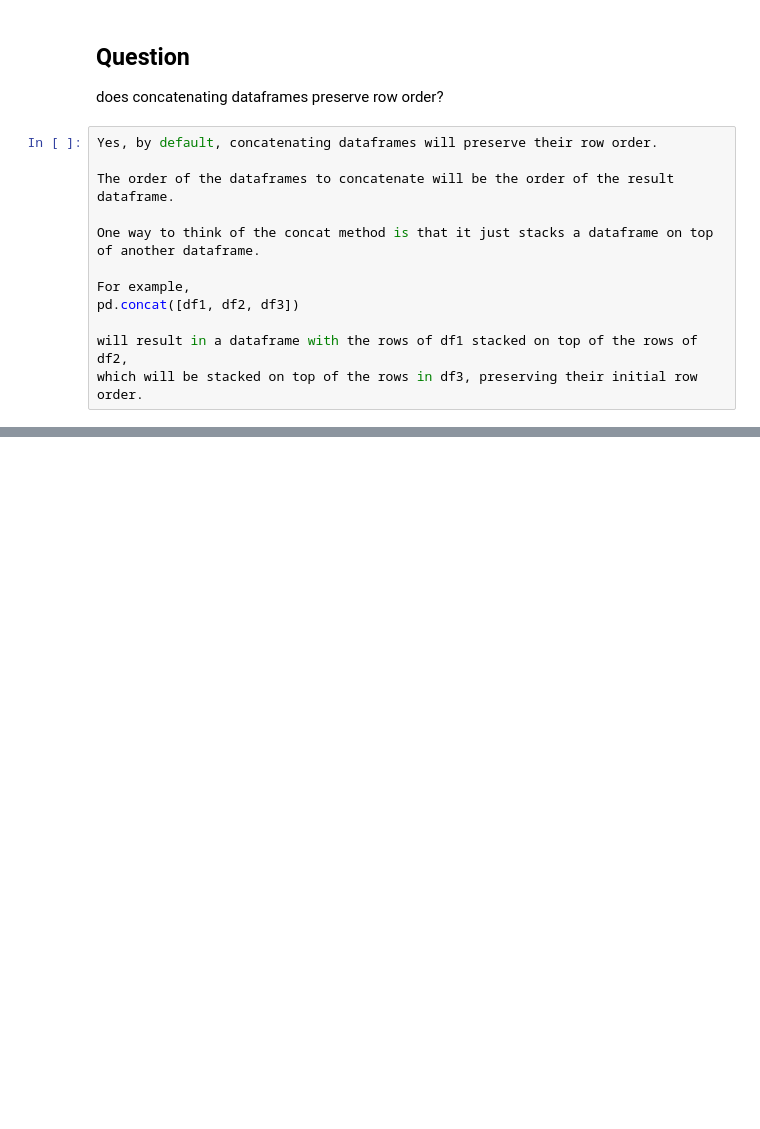
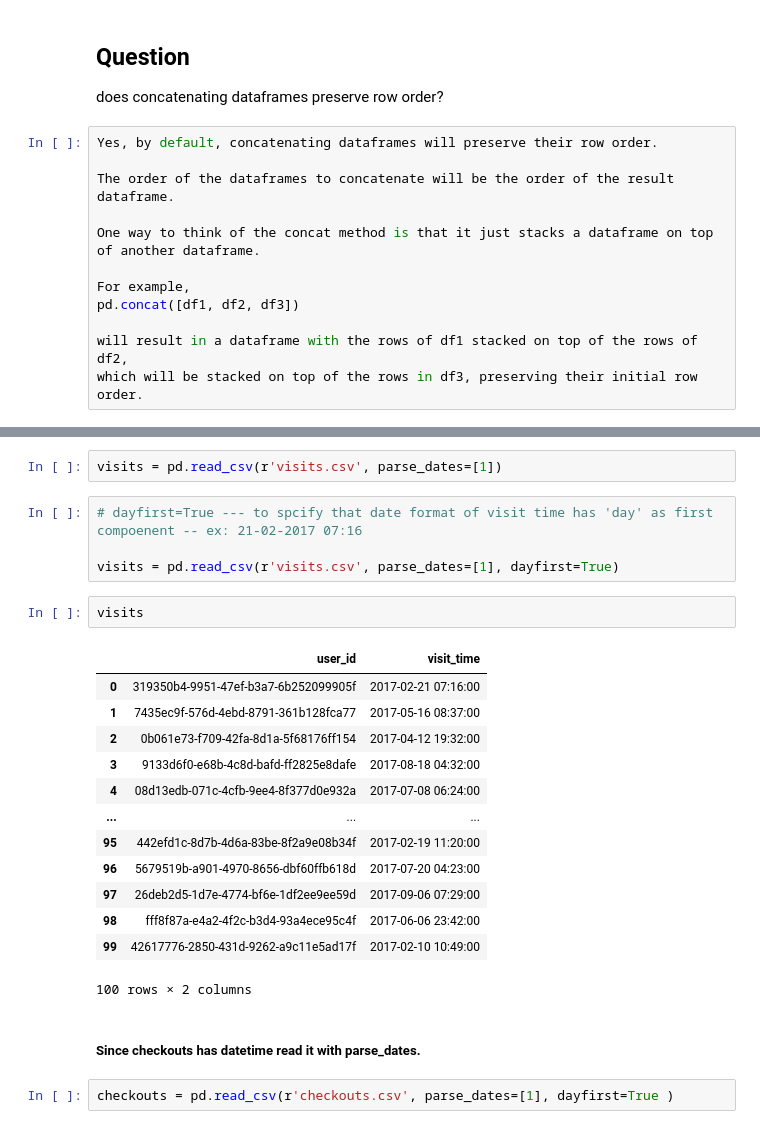
Before and after one commit to SantoshCollabDev/pandas, a Jupyter notebook: MultipleDataFrames.ipynb, the cells around one changed output, grey strips where cells are left out. Cells and saved outputs as stored; diff of their text form; blank space fills up the shorter version.

```diff
--- a/MultipleDataFrames.ipynb
+++ b/MultipleDataFrames.ipynb
@@ -1045,0 +1121,26 @@ will result in having the dataframe df1 on top of itself with all rows duplicate
+# %%
+visits = pd.read_csv(r'visits.csv', parse_dates=[1])
+# %%
+# dayfirst=True --- to spcify that date format of visit time has 'day' as first compoenent -- ex: 21-02-2017 07:16
+
+visits = pd.read_csv(r'visits.csv', parse_dates=[1], dayfirst=True)
+# %%
+visits
+# %% [output]
+|  | user_id | visit_time |
+| 0 | 319350b4-9951-47ef-b3a7-6b252099905f | 2017-02-21 07:16:00 |
+| 1 | 7435ec9f-576d-4ebd-8791-361b128fca77 | 2017-05-16 08:37:00 |
+| 2 | 0b061e73-f709-42fa-8d1a-5f68176ff154 | 2017-04-12 19:32:00 |
+| 3 | 9133d6f0-e68b-4c8d-bafd-ff2825e8dafe | 2017-08-18 04:32:00 |
+| 4 | 08d13edb-071c-4cfb-9ee4-8f377d0e932a | 2017-07-08 06:24:00 |
+| ... | ... | ... |
+| 95 | 442efd1c-8d7b-4d6a-83be-8f2a9e08b34f | 2017-02-19 11:20:00 |
+| 96 | 5679519b-a901-4970-8656-dbf60ffb618d | 2017-07-20 04:23:00 |
+| 97 | 26deb2d5-1d7e-4774-bf6e-1df2ee9ee59d | 2017-09-06 07:29:00 |
+| 98 | fff8f87a-e4a2-4f2c-b3d4-93a4ece95c4f | 2017-06-06 23:42:00 |
+| 99 | 42617776-2850-431d-9262-a9c11e5ad17f | 2017-02-10 10:49:00 |
+100 rows × 2 columns
+# %% [markdown]
+##### Since checkouts has datetime read it with parse_dates.
+# %%
+checkouts = pd.read_csv(r'checkouts.csv', parse_dates=[1], dayfirst=True )
```
Also changed, not shown: parts of 21 cells of this notebook.
